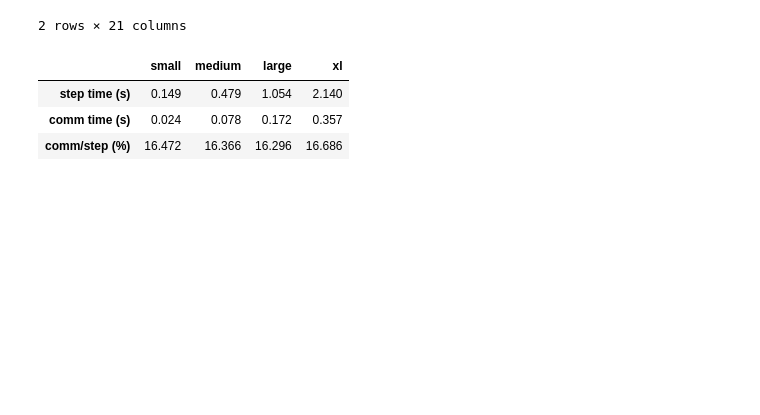
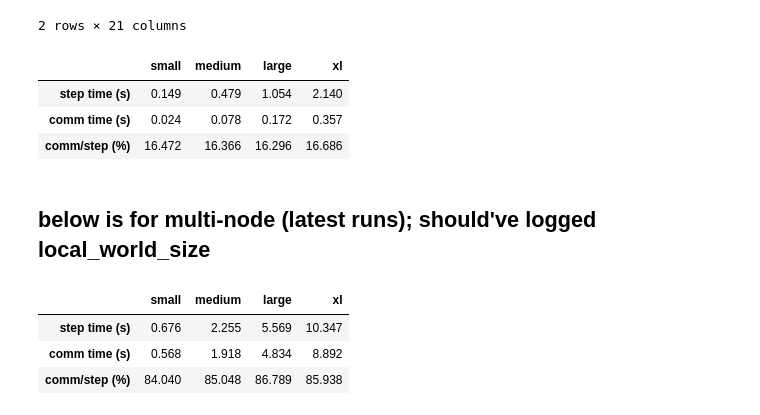
Before and after one commit to rishabh-ranjan/cs336-a2, a Jupyter notebook: cs336-systems/expt/ddp_bench.ipynb, the cells around one changed output. Cells and saved outputs as stored; diff of their text form; code cells hidden in the pictures; blank space fills up the shorter version.

```diff
--- a/cs336-systems/expt/ddp_bench.ipynb
+++ b/cs336-systems/expt/ddp_bench.ipynb
@@ -71,3 +64,33 @@ pd.DataFrame(raw).style.background_gradient(axis=1).format("{:.3f}")
 | step time (s) | 0.149 | 0.479 | 1.054 | 2.140 |
 | comm time (s) | 0.024 | 0.078 | 0.172 | 0.357 |
 | comm/step (%) | 16.472 | 16.366 | 16.296 | 16.686 |
+# %% [markdown]
+## below is for multi-node (latest runs); should've logged local_world_size
+# %%
+raw = defaultdict(dict)
+for lm_size in [
+    "small",
+    "medium",
+    "large",
+    "xl",
+]:
+    step_times = []
+    comm_times = []
+    for rank in range(2):
+        ts = df.query("lm_size == @lm_size and rank == @rank").index[-1]
+        store = expt.PathDict(f"{runs_dir}/{ts}")
+        step_times += store["step_times"][-5:]
+        comm_times += store["comm_times"][-5:]
+    step_time = sum(step_times) / len(step_times)
+    comm_time = sum(comm_times) / len(comm_times)
+    raw[lm_size] = {
+        "step time (s)": step_time,
+        "comm time (s)": comm_time,
+        "comm/step (%)": comm_time/step_time * 100,
+    }
+pd.DataFrame(raw).style.background_gradient(axis=1).format("{:.3f}")
+# %% [output]
+|  | small | medium | large | xl |
+| step time (s) | 0.676 | 2.255 | 5.569 | 10.347 |
+| comm time (s) | 0.568 | 1.918 | 4.834 | 8.892 |
+| comm/step (%) | 84.040 | 85.048 | 86.789 | 85.938 |
```
Also changed, not shown: parts of 1 cell of this notebook, 1 other file.
